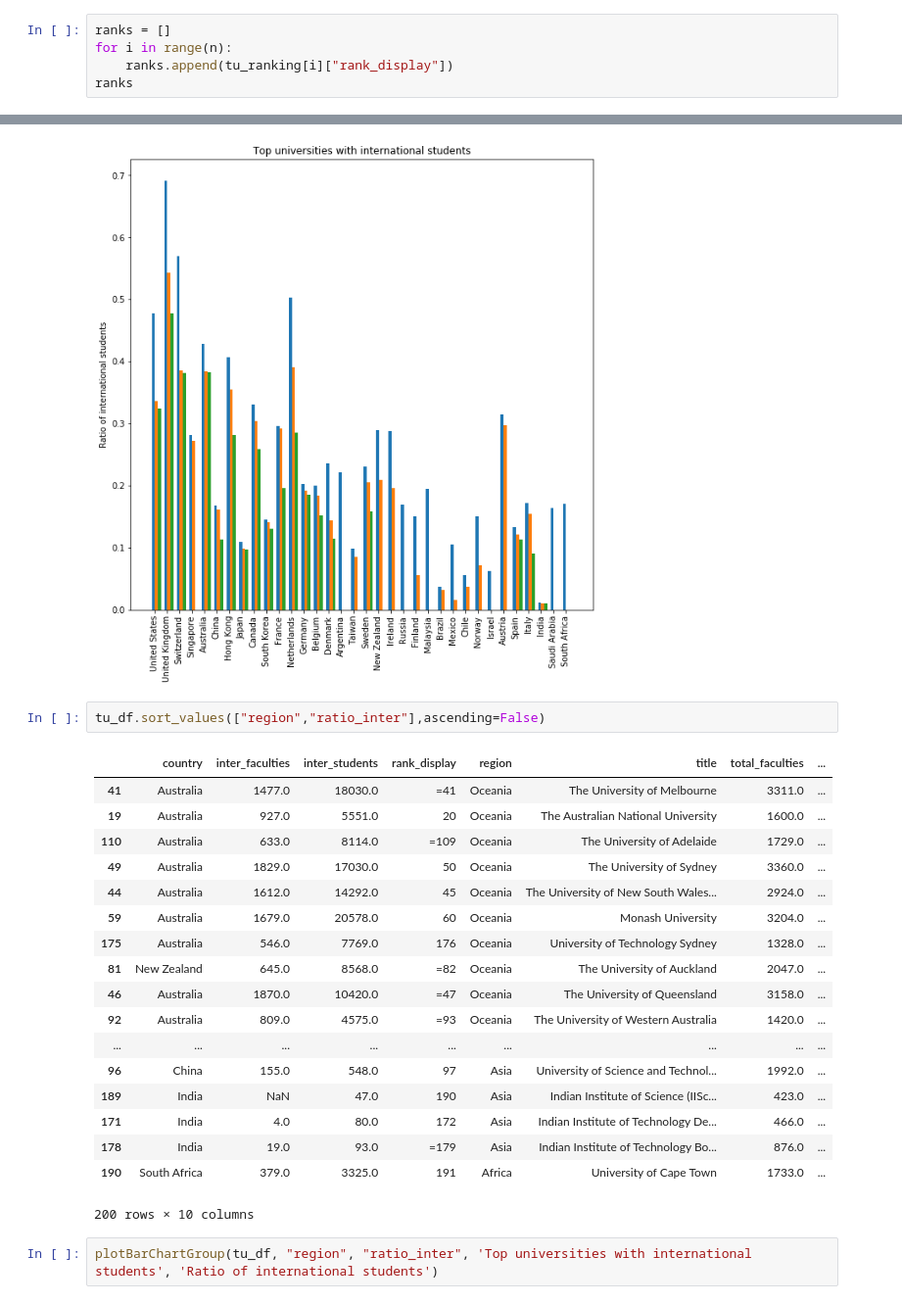
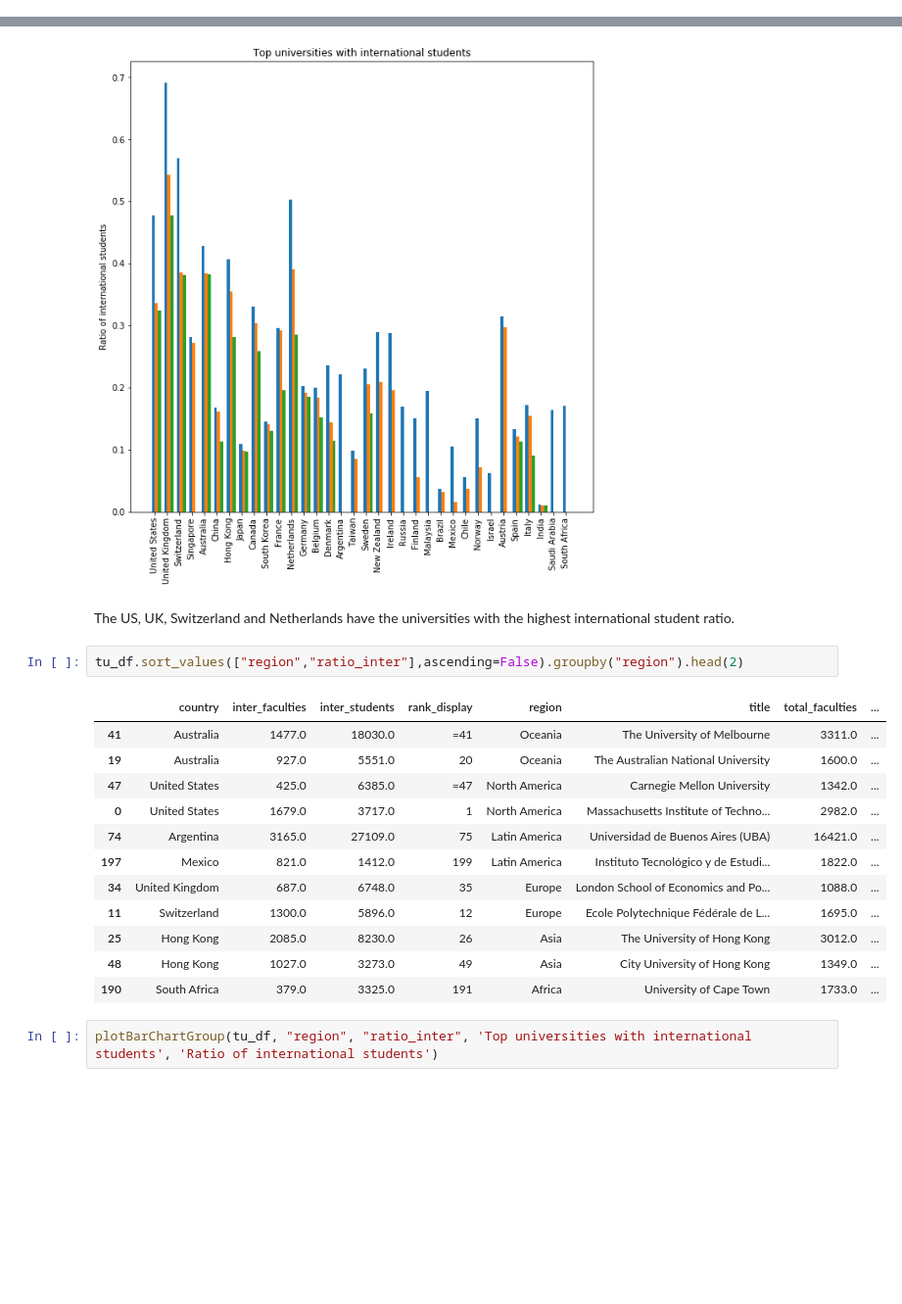
Before and after one commit to maxpr/ADA, a Jupyter notebook: 02 - Data from the Web/Homework2.ipynb, the cells around one changed output, grey strips where cells are left out. Shown at 98% size. Drawn from its saved outputs; the diff is of its cells as text; blank space fills up the shorter version.

```diff
--- a/02 - Data from the Web/Homework2.ipynb
+++ b/02 - Data from the Web/Homework2.ipynb
@@ -27,8 +29,3 @@ tu_ranking = req_tu_ranking.json()["data"]
 len(tu_ranking)
 # %% [output]
 959
-# %%
-ranks = []
-for i in range(n):
-    ranks.append(tu_ranking[i]["rank_display"])
-ranks
@@ -369,27 +309,23 @@ tu_df.sort_values(["country","ratio_inter"],ascending=False)
 plotBarChartGroup(tu_df, "country", "ratio_inter", 'Top universities with international students', 'Ratio of international students')
 # %% [output]
 [figure]
+# %% [markdown]
+The US, UK, Switzerland and Netherlands have the universities with the highest international student ratio.
 # %%
-tu_df.sort_values(["region","ratio_inter"],ascending=False)
+tu_df.sort_values(["region","ratio_inter"],ascending=False).groupby("region").head(2)
 # %% [output]
 |  | country | inter_faculties | inter_students | rank_display | region | title | total_faculties | ... |
 | 41 | Australia | 1477.0 | 18030.0 | =41 | Oceania | The University of Melbourne | 3311.0 | ... |
 | 19 | Australia | 927.0 | 5551.0 | 20 | Oceania | The Australian National University | 1600.0 | ... |
-| 110 | Australia | 633.0 | 8114.0 | =109 | Oceania | The University of Adelaide | 1729.0 | ... |
-| 49 | Australia | 1829.0 | 17030.0 | 50 | Oceania | The University of Sydney | 3360.0 | ... |
-| 44 | Australia | 1612.0 | 14292.0 | 45 | Oceania | The University of New South Wales... | 2924.0 | ... |
-| 59 | Australia | 1679.0 | 20578.0 | 60 | Oceania | Monash University | 3204.0 | ... |
-| 175 | Australia | 546.0 | 7769.0 | 176 | Oceania | University of Technology Sydney | 1328.0 | ... |
-| 81 | New Zealand | 645.0 | 8568.0 | =82 | Oceania | The University of Auckland | 2047.0 | ... |
-| 46 | Australia | 1870.0 | 10420.0 | =47 | Oceania | The University of Queensland | 3158.0 | ... |
-| 92 | Australia | 809.0 | 4575.0 | =93 | Oceania | The University of Western Australia | 1420.0 | ... |
-| ... | ... | ... | ... | ... | ... | ... | ... | ... |
-| 96 | China | 155.0 | 548.0 | 97 | Asia | University of Science and Technol... | 1992.0 | ... |
-| 189 | India | NaN | 47.0 | 190 | Asia | Indian Institute of Science (IISc... | 423.0 | ... |
-| 171 | India | 4.0 | 80.0 | 172 | Asia | Indian Institute of Technology De... | 466.0 | ... |
-| 178 | India | 19.0 | 93.0 | =179 | Asia | Indian Institute of Technology Bo... | 876.0 | ... |
+| 47 | United States | 425.0 | 6385.0 | =47 | North America | Carnegie Mellon University | 1342.0 | ... |
+| 0 | United States | 1679.0 | 3717.0 | 1 | North America | Massachusetts Institute of Techno... | 2982.0 | ... |
+| 74 | Argentina | 3165.0 | 27109.0 | 75 | Latin America | Universidad de Buenos Aires (UBA) | 16421.0 | ... |
+| 197 | Mexico | 821.0 | 1412.0 | 199 | Latin America | Instituto Tecnológico y de Estudi... | 1822.0 | ... |
+| 34 | United Kingdom | 687.0 | 6748.0 | 35 | Europe | London School of Economics and Po... | 1088.0 | ... |
+| 11 | Switzerland | 1300.0 | 5896.0 | 12 | Europe | Ecole Polytechnique Fédérale de L... | 1695.0 | ... |
+| 25 | Hong Kong | 2085.0 | 8230.0 | 26 | Asia | The University of Hong Kong | 3012.0 | ... |
+| 48 | Hong Kong | 1027.0 | 3273.0 | 49 | Asia | City University of Hong Kong | 1349.0 | ... |
 | 190 | South Africa | 379.0 | 3325.0 | 191 | Africa | University of Cape Town | 1733.0 | ... |
-200 rows × 10 columns
 # %%
 plotBarChartGroup(tu_df, "region", "ratio_inter", 'Top universities with international students', 'Ratio of international students')
 # %% [output]
```
Also changed, not shown: parts of 39 cells of this notebook.
